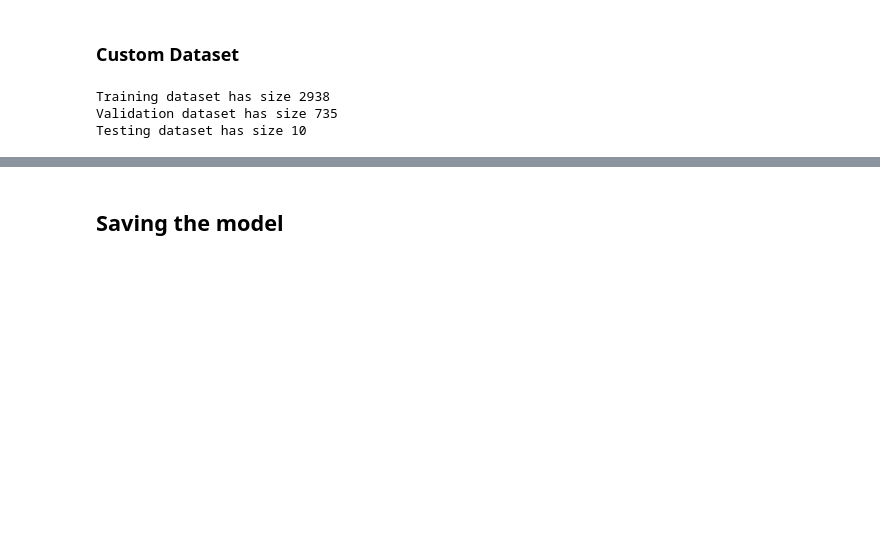
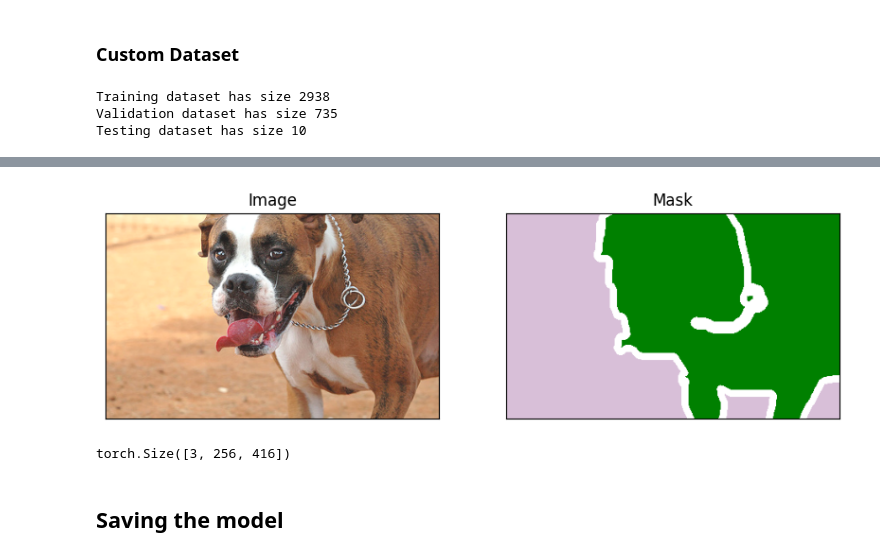
Before and after one commit to G30rg3ab/Computer-Vision-Project, a Jupyter notebook: playground.ipynb, the cells around one changed output, grey strips where cells are left out. Cells and saved outputs as stored; diff of their text form; code cells hidden in the pictures; blank space fills up the shorter version.

```diff
--- a/playground.ipynb
+++ b/playground.ipynb
@@ -49,7 +51,8 @@ test_augmentation = preprocessing.get_validation_augmentation()
 preprocessing_fn = preprocessing.get_preprocessing()
 train_augmentation = preprocessing.get_training_augmentation()
 
-train_dataset = CVDataset(x_train_fps, y_train_fps, augmentation=train_augmentation)
+
+train_dataset = CVDataset(x_train_fps, y_train_fps, preprocessing=preprocessing_fn, augmentation=train_augmentation)
 valid_dataset = CVDataset(x_val_fps, y_val_fps)
 
 test_dataset  = CVDataset(
@@ -80,3 +87,14 @@ from segmentation.utils import model_utils
+# %%
+
+image, mask = train_dataset[23]
+c_mask = colorise_mask(mask, VisualisationConstants.palette)
+visualise_data(image = image, mask = c_mask)
+# %% [output]
+[figure, added]
+# %%
+colorise_mask(mask, VisualisationConstants.palette).shape
+# %% [output]
+torch.Size([3, 256, 416])
 # %% [markdown]
 ## Saving the model
 # %%
```
Also changed, not shown: parts of 24 cells of this notebook, 7 other files.
